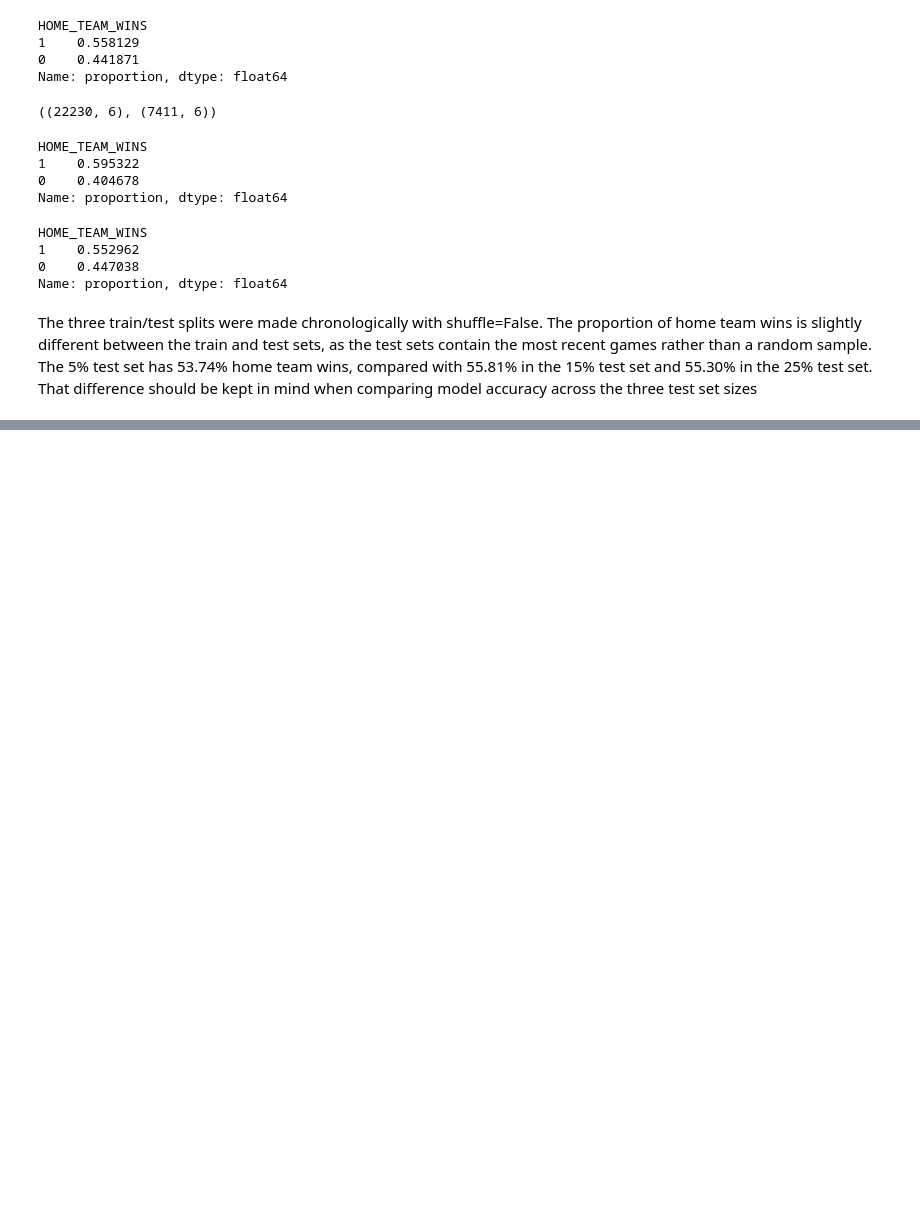
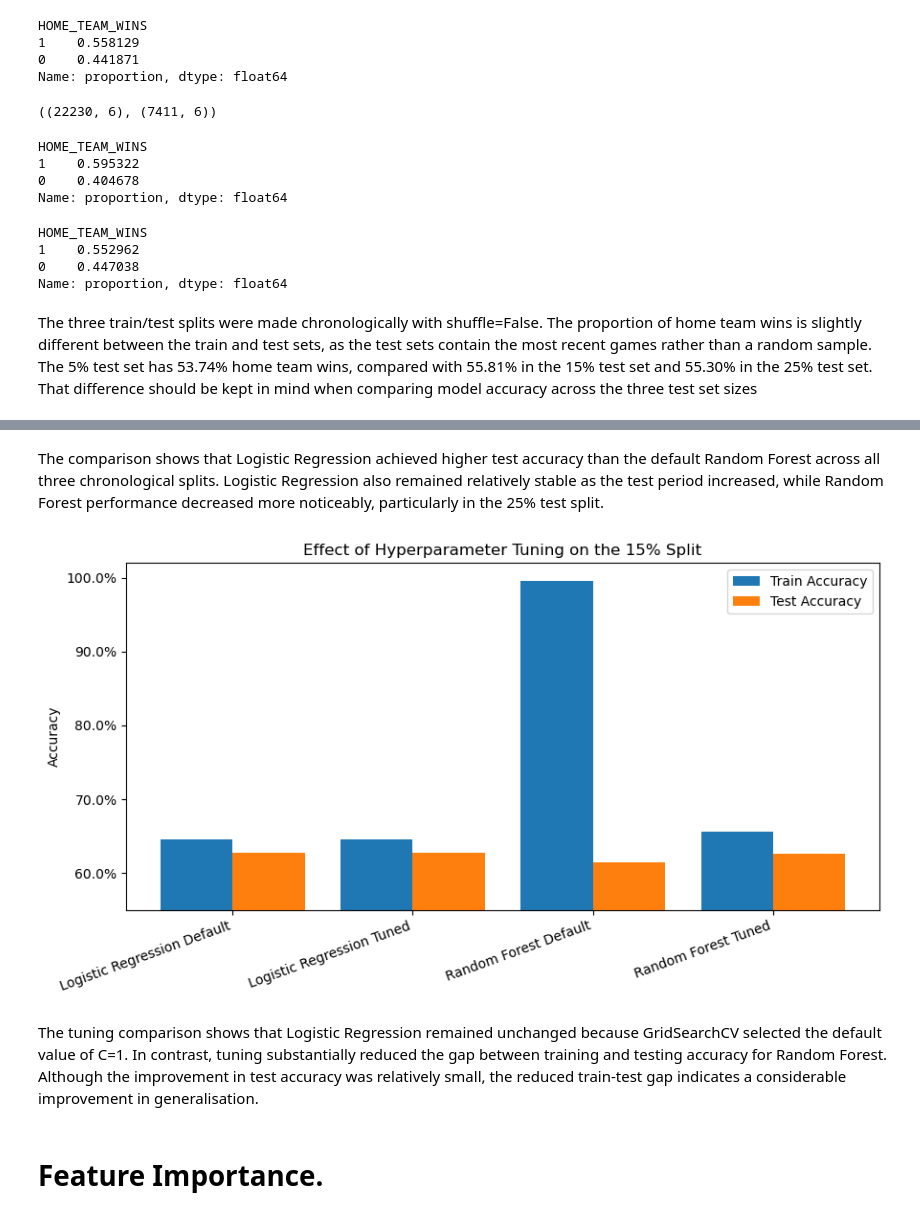
Before and after one commit to FelipeRino/Machine-Learning, a Jupyter notebook: Felipe_ML_CA1.ipynb, the cells around one changed output, grey strips where cells are left out. Drawn from its saved outputs; the diff is of its cells as text; code cells hidden in the pictures; blank space fills up the shorter version.

```diff
--- a/Felipe_ML_CA1.ipynb
+++ b/Felipe_ML_CA1.ipynb
@@ -2484,0 +2743,2 @@ The three train/test splits were made chronologically with shuffle=False. The pr
+# %%
+logreg_grid.fit(X_train_15, y_train_15)
@@ -2484,0 +2767,15 @@ The three train/test splits were made chronologically with shuffle=False. The pr
+# %%
+rf_param_grid = {
+    "n_estimators": [100, 200],
+    "max_depth": [5, 10, 20, None],
+    "min_samples_leaf": [1, 2, 4]
+}
+# %%
+rf_grid = GridSearchCV(
+    RandomForestClassifier(random_state=42),
+    rf_param_grid,
+    cv=tscv,
+    scoring="accuracy"
+)
+# %%
+rf_grid.fit(X_train_15, y_train_15)
@@ -2484,0 +2894,44 @@ The three train/test splits were made chronologically with shuffle=False. The pr
+# %% [markdown]
+The comparison shows that Logistic Regression achieved higher test accuracy than the default Random Forest across all three chronological splits. Logistic Regression also remained relatively stable as the test period increased, while Random Forest performance decreased more noticeably, particularly in the 25% test split.
+# %%
+plt.figure(figsize=(9, 5))
+
+x = range(len(tuning_comparison))
+
+plt.bar(
+    [i - 0.2 for i in x],
+    tuning_comparison["Train Accuracy"],
+    width=0.4,
+    label="Train Accuracy"
+)
+
+plt.bar(
+    [i + 0.2 for i in x],
+    tuning_comparison["Test Accuracy"],
+    width=0.4,
+    label="Test Accuracy"
+)
+
+plt.xticks(
+    x,
+    tuning_comparison["Model"],
+    rotation=20,
+    ha="right"
+)
+
+plt.ylabel("Accuracy")
+plt.title("Effect of Hyperparameter Tuning on the 15% Split")
+
+plt.ylim(0.55, 1.02)
+plt.gca().yaxis.set_major_formatter(PercentFormatter(1.0))
+
+plt.legend()
+plt.tight_layout()
+
+plt.show()
+# %% [output]
+[figure, added]
+# %% [markdown]
+The tuning comparison shows that Logistic Regression remained unchanged because GridSearchCV selected the default value of C=1. In contrast, tuning substantially reduced the gap between training and testing accuracy for Random Forest. Although the improvement in test accuracy was relatively small, the reduced train-test gap indicates a considerable improvement in generalisation.
+# %% [markdown]
+# Feature Importance.
```
Also changed, not shown: parts of 86 cells of this notebook.
